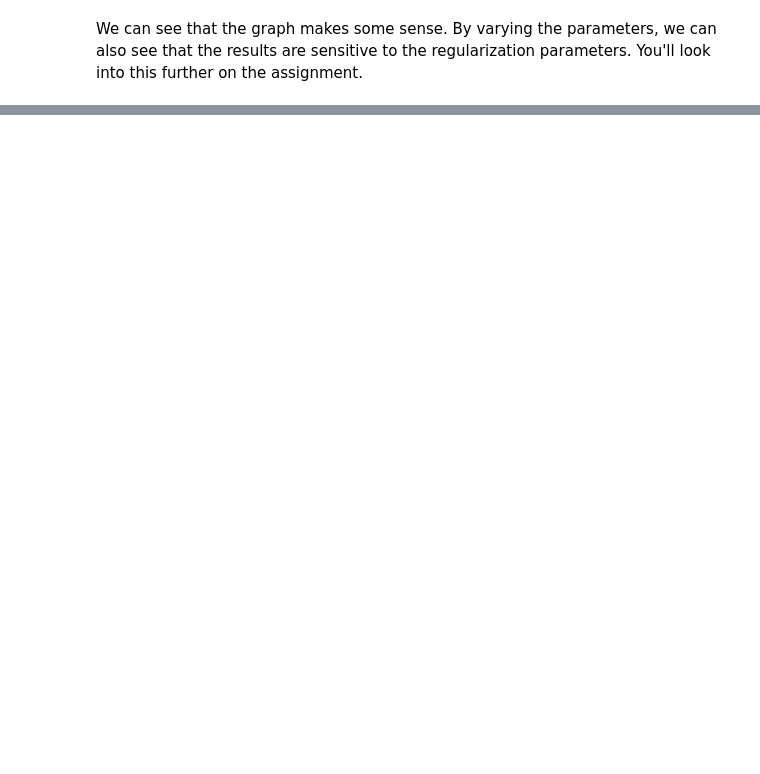
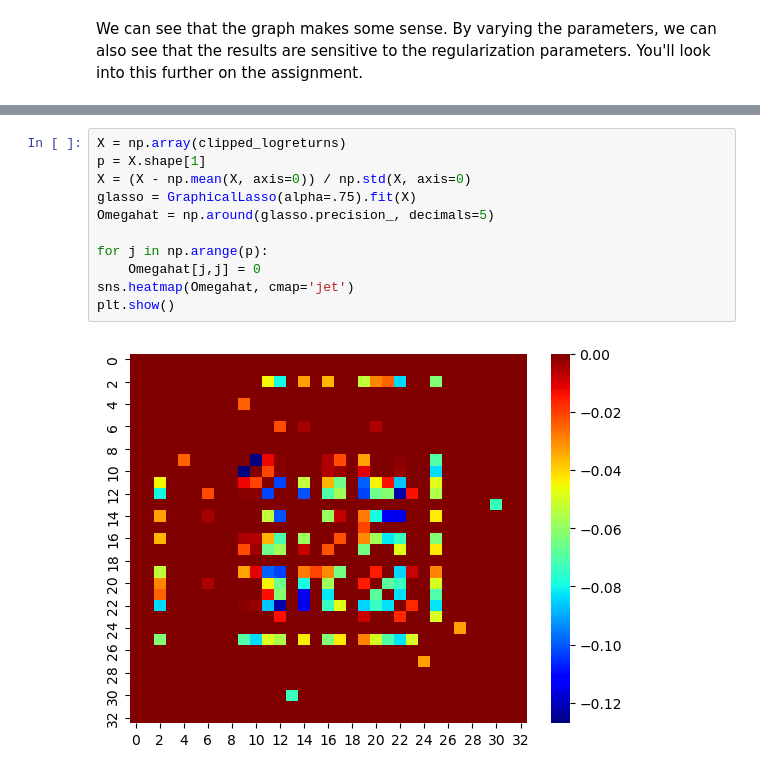
Before and after one commit to Andrea-ZW/SDS665, a Jupyter notebook: demos/graphs/glasso_demo.ipynb, the cells around one changed output, grey strips where cells are left out. Drawn from its saved outputs; the diff is of its cells as text; blank space fills up the shorter version.

```diff
--- a/demos/graphs/glasso_demo.ipynb
+++ b/demos/graphs/glasso_demo.ipynb
@@ -215,0 +262,13 @@ We can see that the graph makes some sense. By varying the parameters, we can al
+# %%
+X = np.array(clipped_logreturns)
+p = X.shape[1]
+X = (X - np.mean(X, axis=0)) / np.std(X, axis=0)
+glasso = GraphicalLasso(alpha=.75).fit(X)
+Omegahat = np.around(glasso.precision_, decimals=5)
+
+for j in np.arange(p):
+    Omegahat[j,j] = 0
+sns.heatmap(Omegahat, cmap='jet')
+plt.show()
+# %% [output]
+[figure, added]
```
Also changed, not shown: parts of 20 cells of this notebook, 1 other file.
